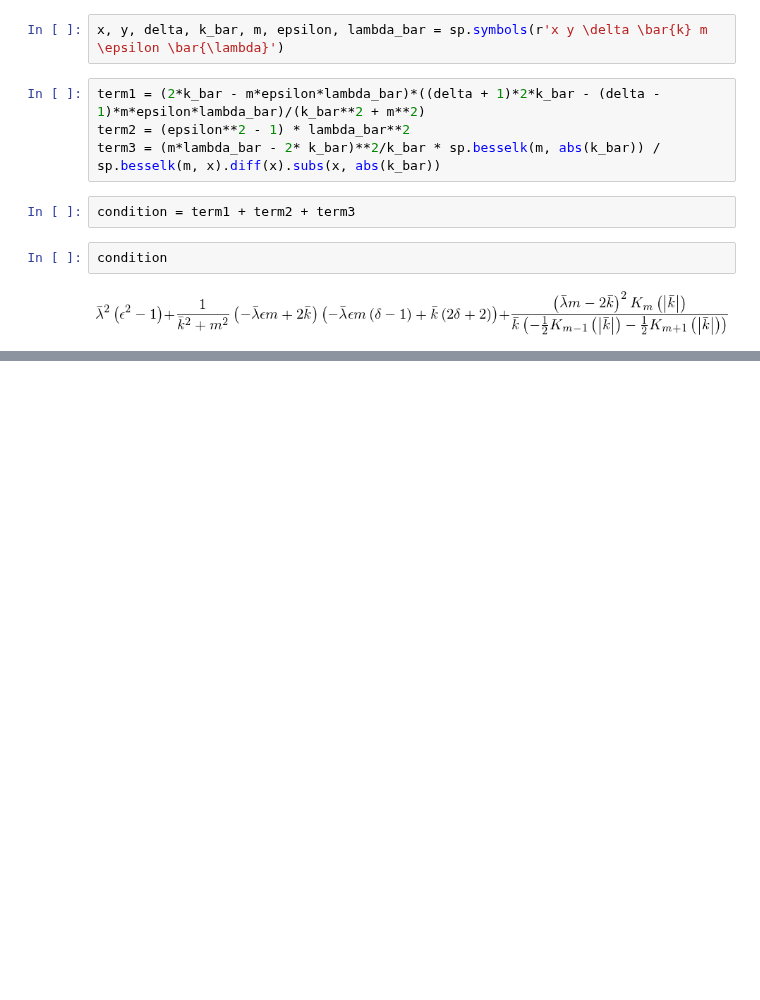
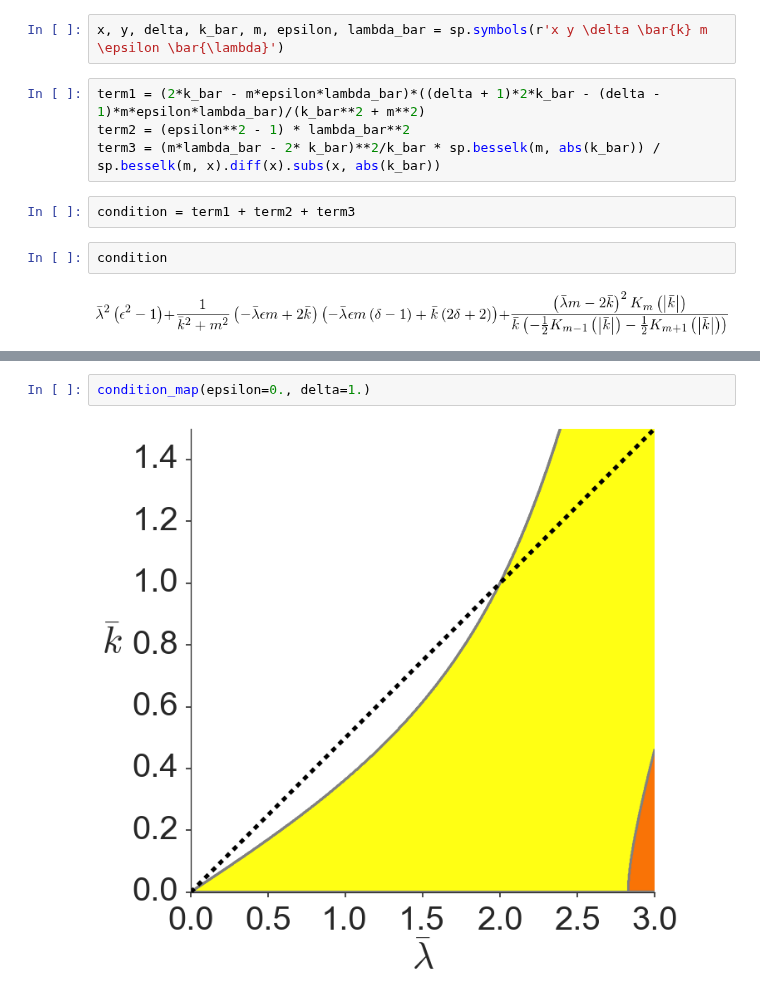
Before and after one commit to jensv/fluxtubestability, a Jupyter notebook: ipython_notebooks/symbolic/anayltic_condition.ipynb, the cells around one changed output, grey strips where cells are left out. Saved outputs shown, nothing was run; the diff lists cells and outputs as text; blank space fills up the shorter version.

```diff
--- a/ipython_notebooks/symbolic/anayltic_condition.ipynb
+++ b/ipython_notebooks/symbolic/anayltic_condition.ipynb
@@ -39,0 +69,4 @@ sp.Eq(sp.Subs(condition, (delta, k_bar, m, epsilon, lambda_bar), (0., y, 0., 0.,
+# %%
+condition_map(epsilon=0., delta=1.)
+# %% [output]
+[figure, added]
```
Also changed, not shown: parts of 13 cells of this notebook.
